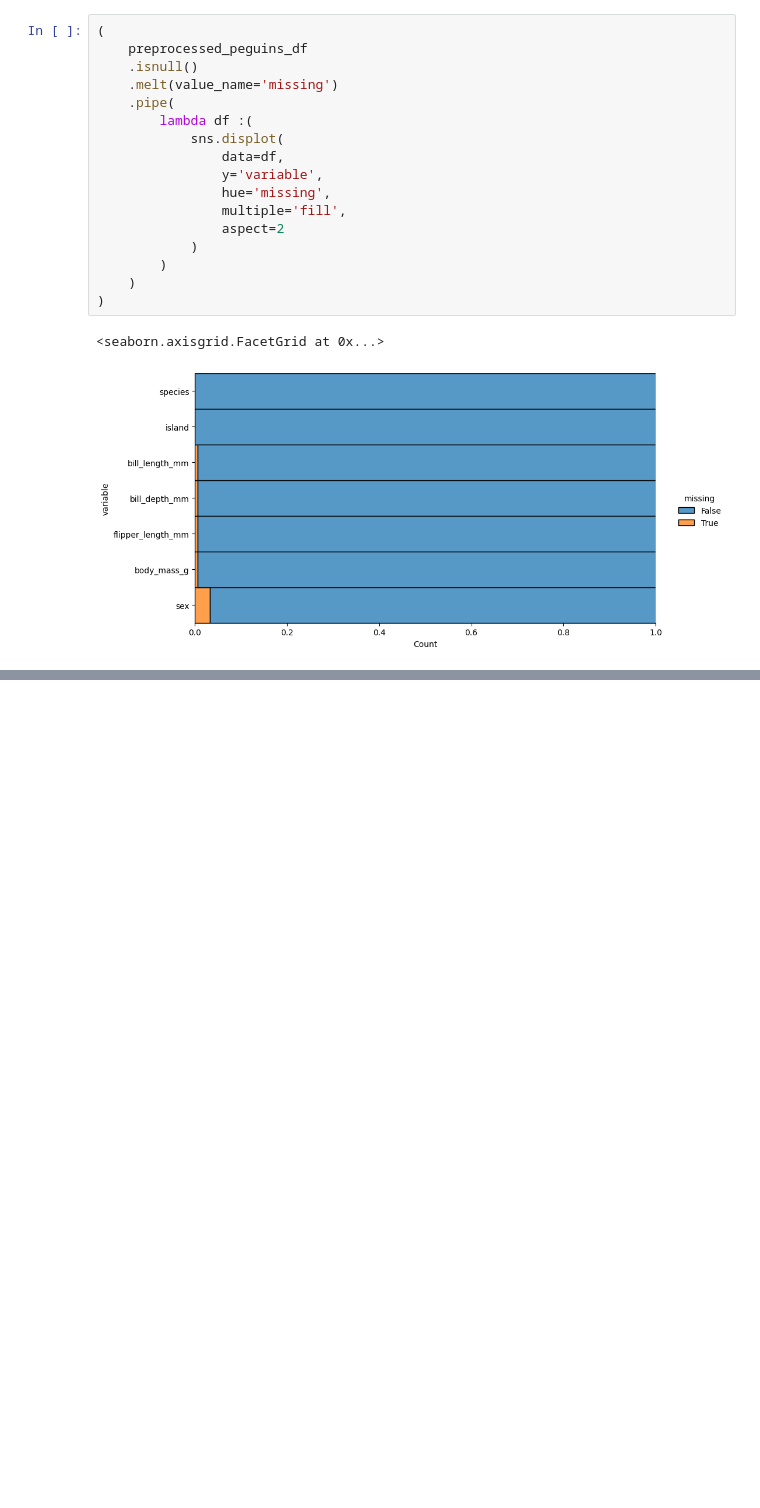
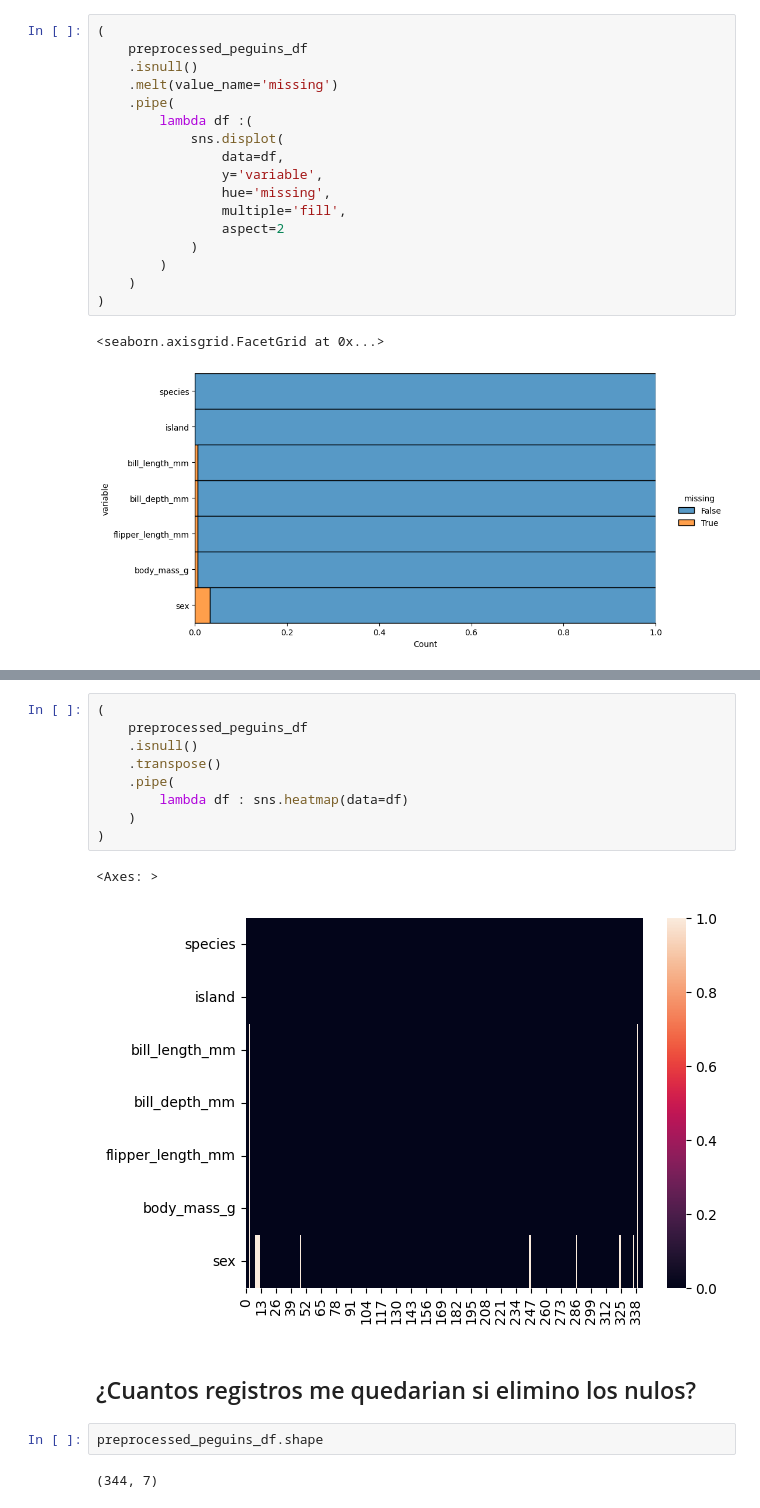
Before and after one commit to cesarmayta/BOOTCAMP_DSG1, a Jupyter notebook: dia1/01_eda_validaciones.ipynb, the cells around one changed output, grey strips where cells are left out. Drawn from its saved outputs; the diff is of its cells as text; blank space fills up the shorter version.

Commit message:
eliminar nulos

```diff
--- a/dia1/01_eda_validaciones.ipynb
+++ b/dia1/01_eda_validaciones.ipynb
@@ -173,0 +192,18 @@ plt.show()
+# %%
+(
+    preprocessed_peguins_df
+    .isnull()
+    .transpose()
+    .pipe(
+        lambda df : sns.heatmap(data=df)
+    )
+)
+# %% [output]
+<Axes: >
+[figure, added]
+# %% [markdown]
+## ¿Cuantos registros me quedarian si elimino los nulos?
+# %%
+preprocessed_peguins_df.shape
+# %% [output]
+(344, 7)
```
Also changed, not shown: parts of 3 cells of this notebook.
